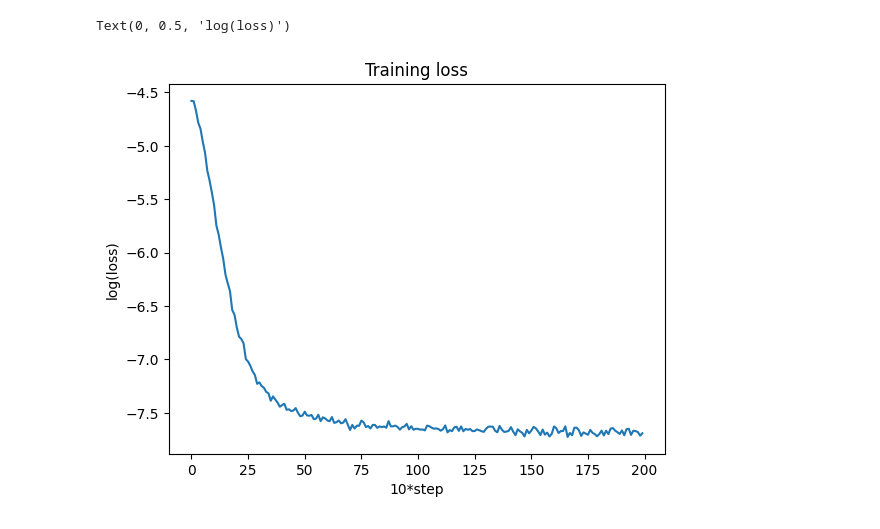
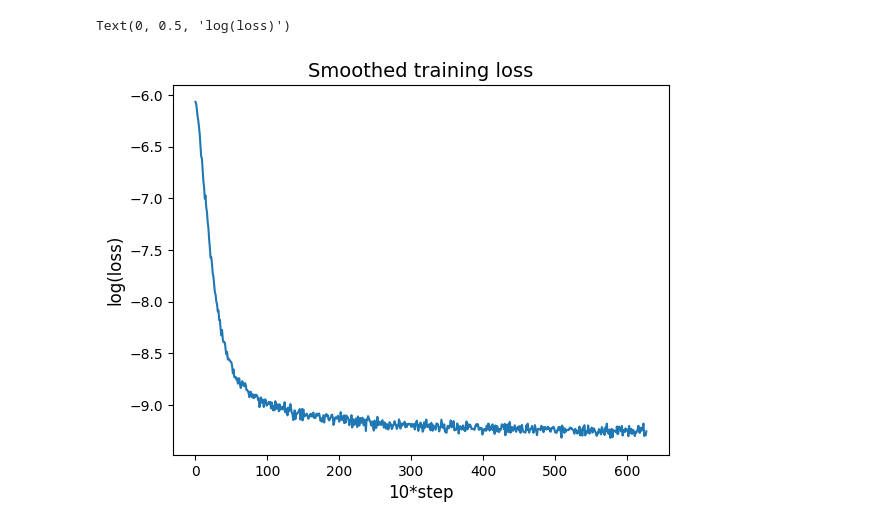
Before and after one commit to auranic/micro-scgpt, a Jupyter notebook: notebooks/train.ipynb, the cells around one changed output. Cells and saved outputs as stored; diff of their text form; code cells hidden in the pictures.

Commit message:
Training on a 400k cells dataset

```diff
--- a/notebooks/train.ipynb
+++ b/notebooks/train.ipynb
@@ -13,16 +13,21 @@ LEARNING_RATE = 1e-4
 N_HEADS = 4
 N_LAYERS = 8
 N_EMBED = 256
-N_TRAIN_STEPS = 20000
+N_EPOCHS = 5
 INTERVAL_EVAL = 100
 N_EVAL = 200
 DROPOUT = .1
 MASK_P = .2
 # %%
+import os
+
 tk = Tokenizer()
 dh = DataHandler(BATCH_SIZE, CONTEXT_SIZE, tk.pad_token, device=DEVICE)
 
-tokenized_data = tk.load_pretraining_dataset("tabmuris_A")
-tokenized_data = tk.load_pretraining_dataset("humaneye")
-dh.load_dataset(tokenized_data)
+for fname in os.listdir('/home/risitop/Code/micro-scgpt/data/pretrain/'):
+    print(f"Loading {fname}...")
+    tokenized_data = tk.load_pretraining_dataset(fname.split('.')[0])
+    dh.load_dataset(tokenized_data)
+
+print(f"Pretraining dataset size: {dh.training_set_size} cells.")
 # %% [output]
@@ -60,9 +76,14 @@ optimizer = torch.optim.AdamW(
 # %%
 print(f'> Starting training on {DEVICE}: {torch.cuda.get_device_name(0)}.')
 
+STEPS_PER_EPOCH = dh.training_set_size // BATCH_SIZE # Every cell seen on average once
+N_TRAIN_STEPS = N_EPOCHS * STEPS_PER_EPOCH
+
+print(f"> #epochs: {N_EPOCHS}, #steps per epoch: {STEPS_PER_EPOCH}, #total steps: {N_TRAIN_STEPS}")
+
 rec_loss = []
 for step in range(N_TRAIN_STEPS):
-  if step > 0 and not step % (dh.training_set_size // BATCH_SIZE): # LR decay every epoch
+  if step > 0 and not step % (STEPS_PER_EPOCH): # LR decay every epoch
     optimizer.param_groups[0]["lr"] *= 0.9
   if not (step % INTERVAL_EVAL) or step == N_TRAIN_STEPS - 1:
     loss = estimate_loss(gpt, gexpr, N_EVAL)
@@ -97,10 +120,10 @@ Step 19999, loss=0.477e-3 (train), 0.650e-3 (val)
 # %%
 import matplotlib.pyplot as plt
 
-plt.plot(torch.tensor(rec_loss).view(-1, 100).log().mean(axis=-1))
-plt.title("Training loss")
-plt.xlabel("10*step")
-plt.ylabel("log(loss)")
+plt.plot(torch.tensor(rec_loss[:-15]).view(-1, 100).log().mean(axis=-1))
+plt.title("Smoothed training loss", fontsize=14)
+plt.xlabel("10*step", fontsize=12)
+plt.ylabel("log(loss)", fontsize=12)
 # %% [output]
 Text(0, 0.5, 'log(loss)')
-[figure, old version]
+[figure, new version]
```
Also changed, not shown: parts of 6 cells of this notebook, 1 other file.
